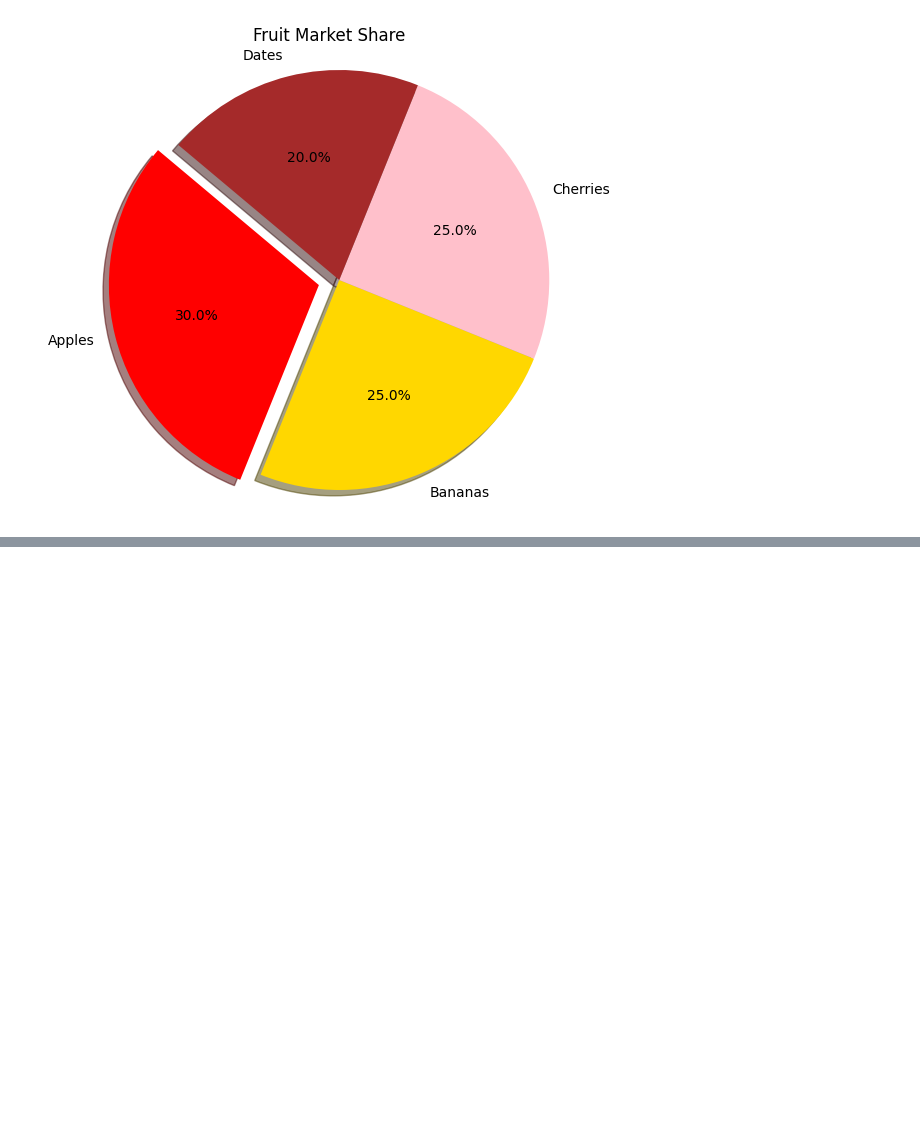
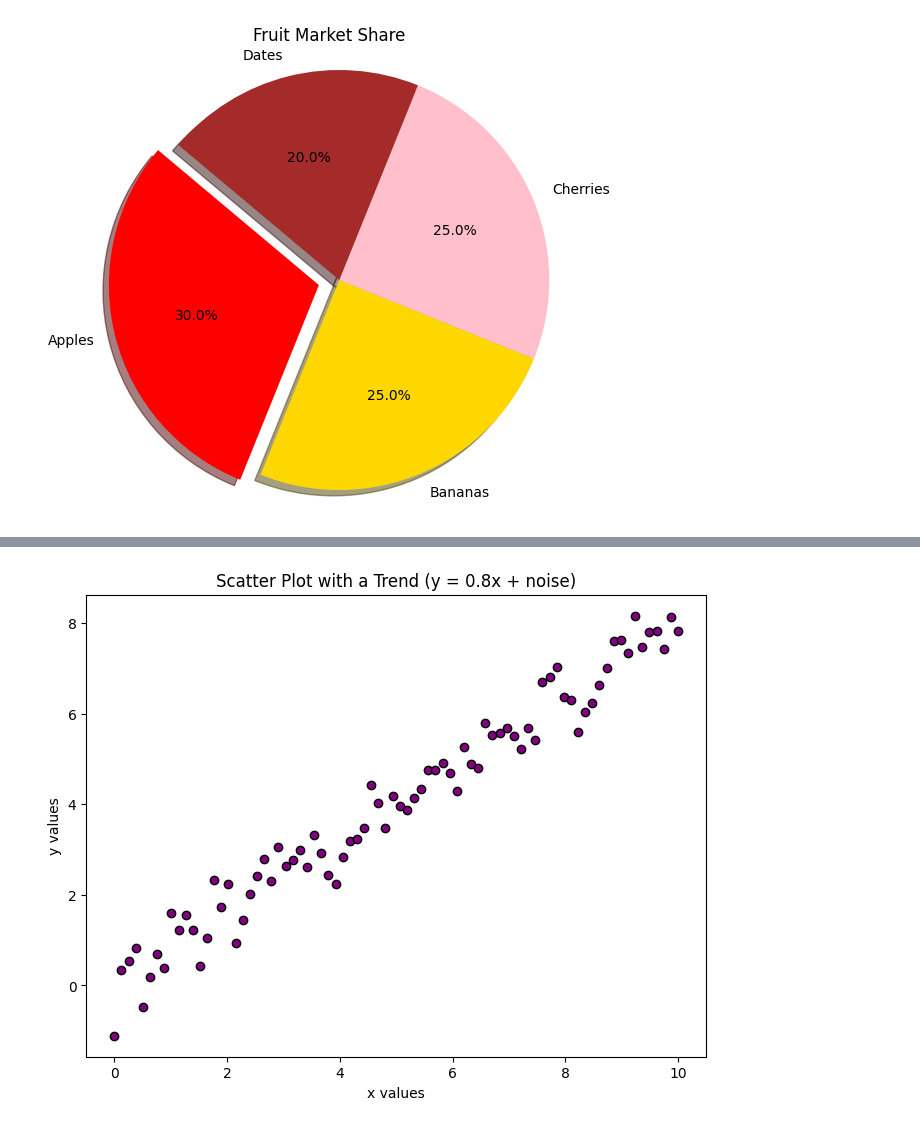
Before and after one commit to EyupTekne/Machine_Learning, a Jupyter notebook: visualization.ipynb, the cells around one changed output, grey strips where cells are left out. Saved outputs shown, nothing was run; the diff lists cells and outputs as text; code cells hidden in the pictures; blank space fills up the shorter version.

```diff
--- a/visualization.ipynb
+++ b/visualization.ipynb
@@ -272,0 +332,25 @@ plt.show()
+# %%
+#Scatter with a trend Task:create x from 0 to 10(80 points) and y=0.8x+noise. plot a scatter,add title and labels
+import numpy as np
+import matplotlib.pyplot as plt
+
+# Generate x values from 0 to 10 with 80 points
+x = np.linspace(0, 10, 80)
+
+# Generate y values with noise added to the linear relation y = 0.8x
+noise = np.random.normal(0, 0.5, size=x.shape)  # Noise with standard deviation of 0.5
+y = 0.8 * x + noise
+
+# Create the scatter plot
+plt.figure(figsize=(8, 6))
+plt.scatter(x, y, color='purple', edgecolor='black')
+
+# Add labels and title
+plt.title('Scatter Plot with a Trend (y = 0.8x + noise)')
+plt.xlabel('x values')
+plt.ylabel('y values')
+
+# Display the plot
+plt.show()
+# %% [output]
+[figure, added]
```
Also changed, not shown: parts of 4 cells of this notebook.
